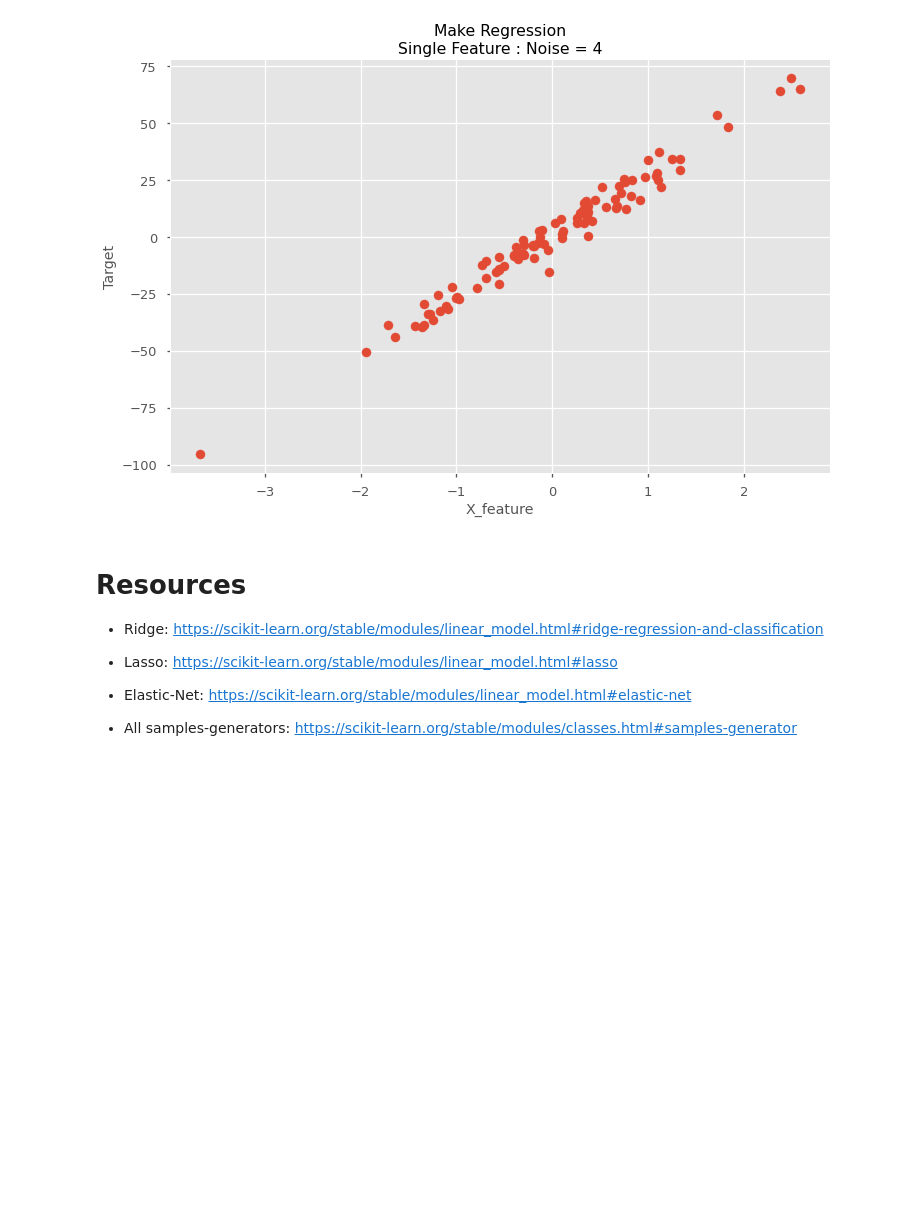
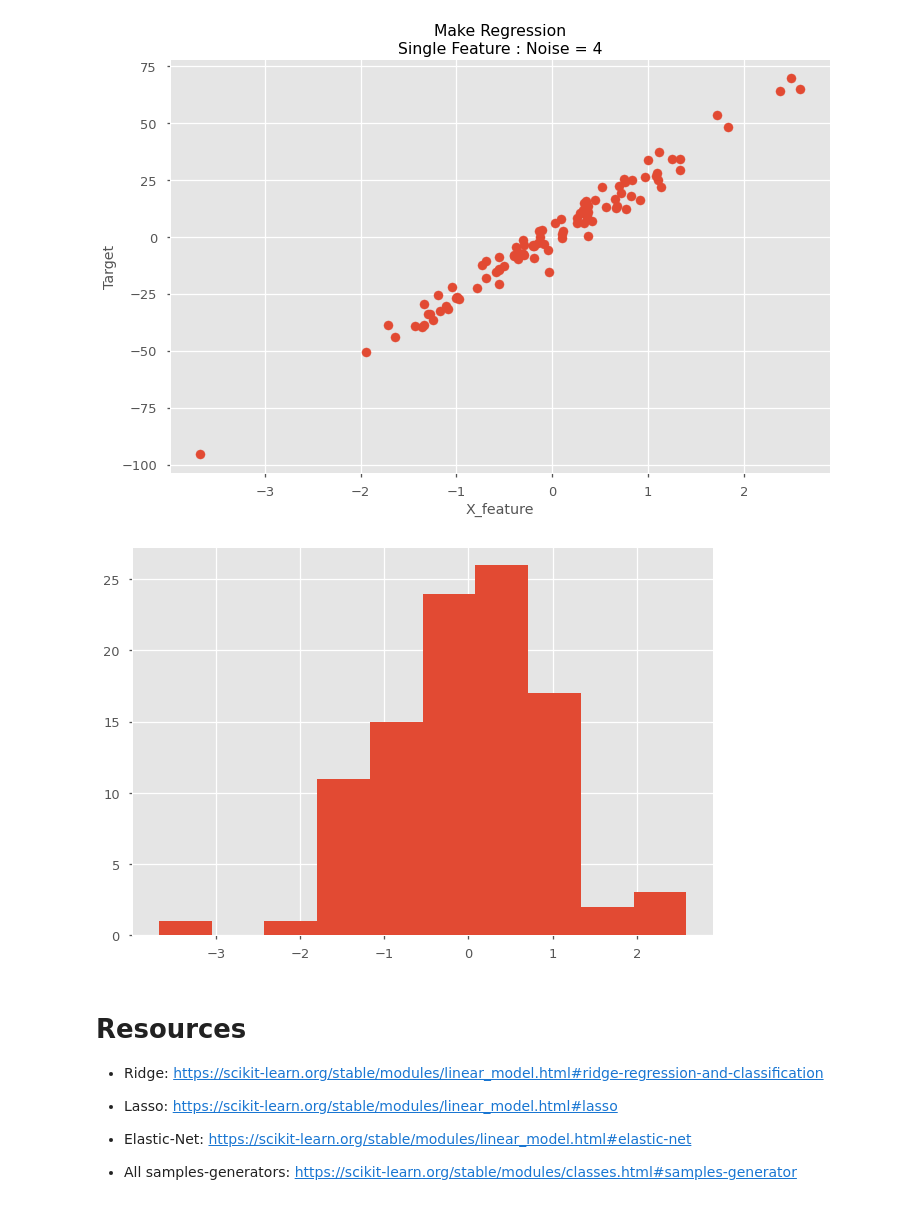
Before and after one commit to cwf231/StudyGroups, a Jupyter notebook: StudyGroupNotes/Phase_3/3.24_feature_selection_ridge_lasso.ipynb, the cells around one changed output. Drawn from its saved outputs; the diff is of its cells as text; code cells hidden in the pictures; blank space fills up the shorter version.

```diff
--- a/StudyGroupNotes/Phase_3/3.24_feature_selection_ridge_lasso.ipynb
+++ b/StudyGroupNotes/Phase_3/3.24_feature_selection_ridge_lasso.ipynb
@@ -396,6 +418,10 @@ fig.tight_layout()
 Datatype of X:  <class 'numpy.ndarray'>
 Datatype of y:  <class 'numpy.ndarray'>
 [figure]
+# %%
+plt.hist(X);
+# %% [output]
+[figure, added]
 # %%
 # Create a dataset with:
 ## 1000 samples,
```
Also changed, not shown: parts of 5 cells of this notebook.
